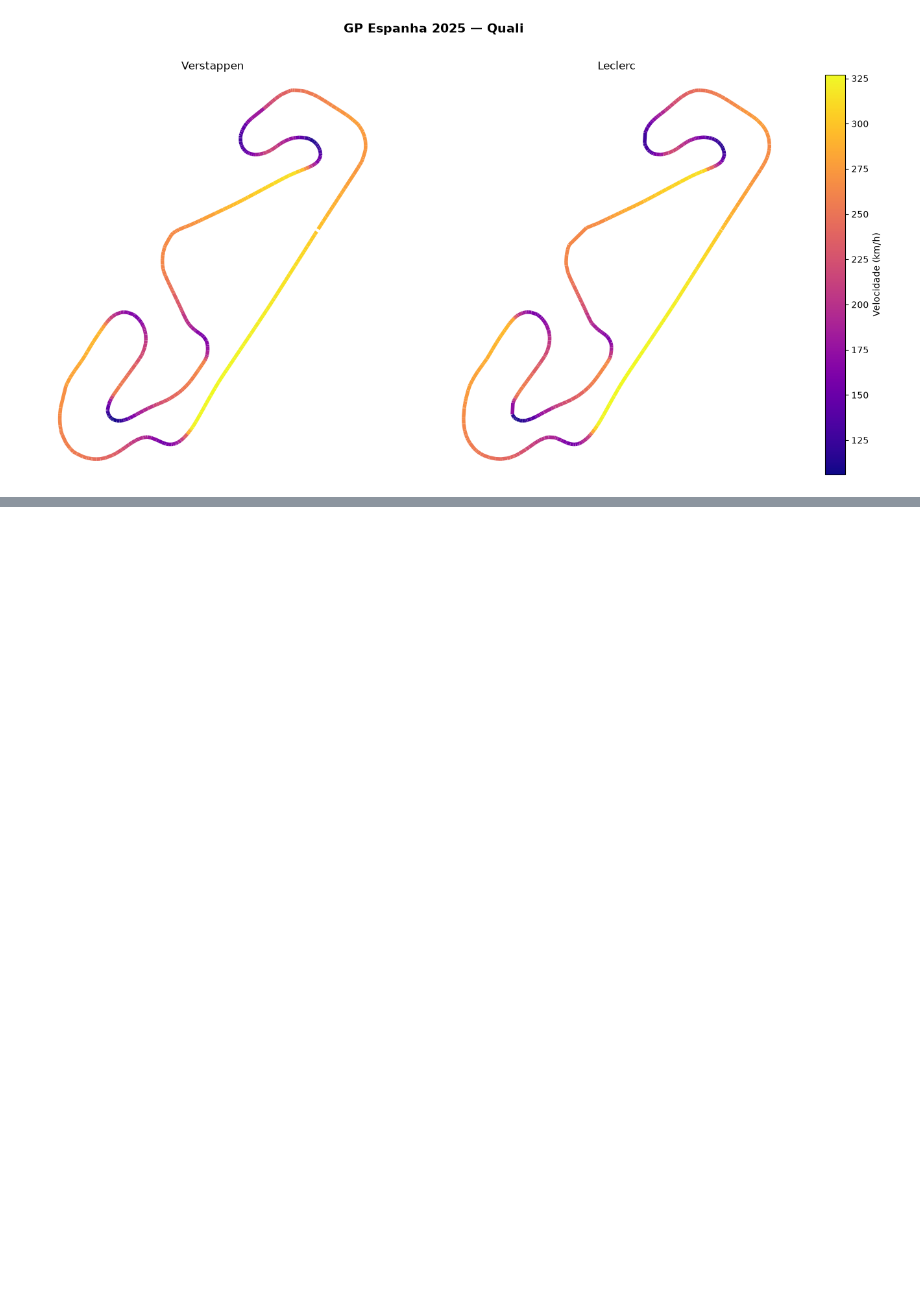
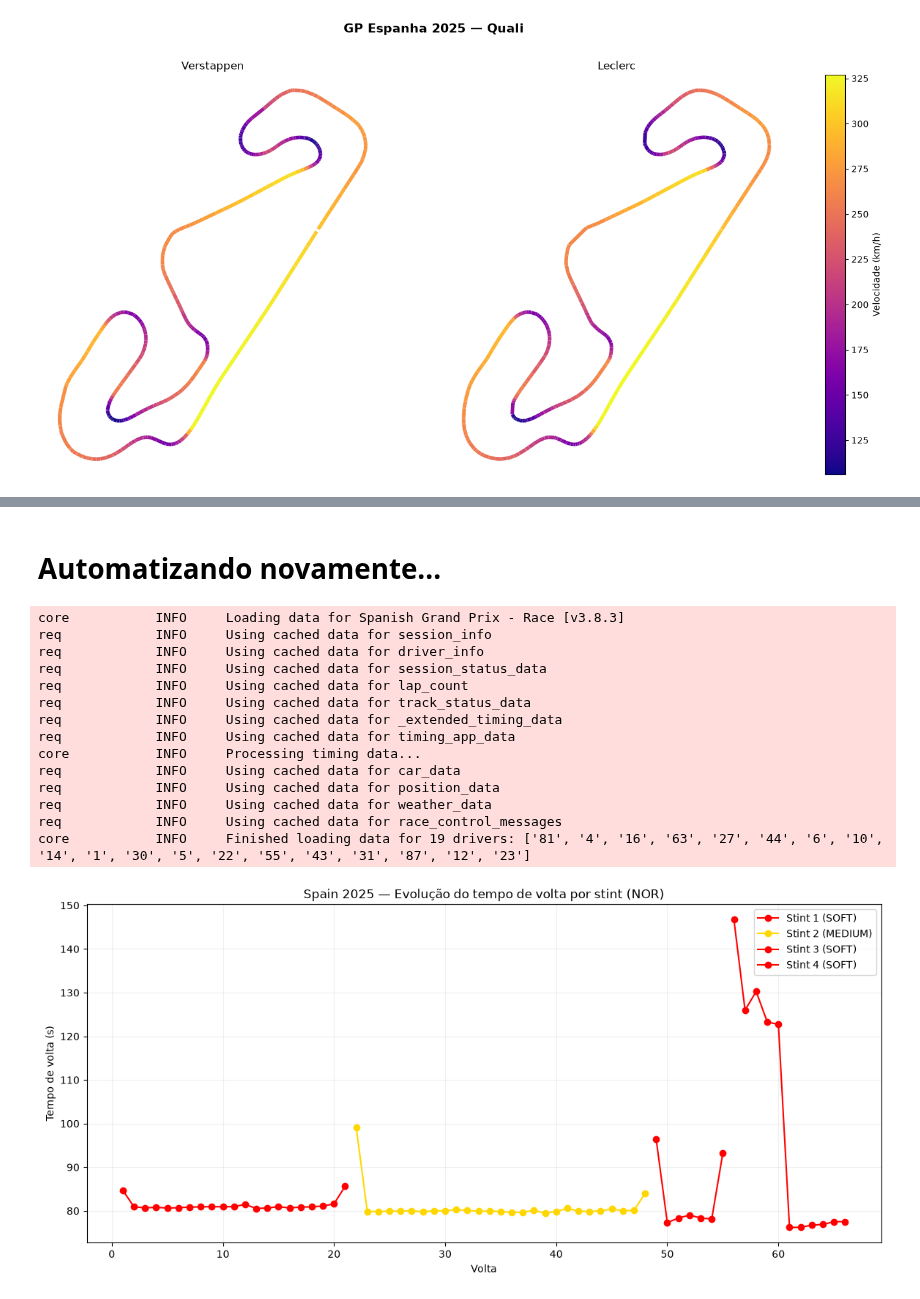
Before and after one commit to Mazzoni-mat-ap/telemetria-f1, a Jupyter notebook: MODULO1.ipynb, the cells around one changed output, grey strips where cells are left out. Saved outputs shown, nothing was run; the diff lists cells and outputs as text; code cells hidden in the pictures; blank space fills up the shorter version.

```diff
--- a/MODULO1.ipynb
+++ b/MODULO1.ipynb
@@ -318,0 +373,52 @@ comparar_mapas_velocidade(tel_ver, tel_lec, 'Verstappen', 'Leclerc',
+# %% [markdown]
+# Automatizando novamente...
+# %%
+def analisar_stints(ano, gp, piloto):
+    """
+    Plota a evolução do tempo de volta por stint numa corrida,
+    colorido por composto de pneu usado.
+    """
+    session = fastf1.get_session(ano, gp, 'R')
+    session.load()
+
+    voltas = session.laps.pick_driver(piloto)
+
+    cores_composto = {'SOFT': 'red', 'MEDIUM': 'gold', 'HARD': 'gray',
+                       'INTERMEDIATE': 'green', 'WET': 'blue'}
+
+    plt.figure(figsize=(14, 6))
+
+    for stint_num in voltas['Stint'].unique():
+        stint_data = voltas[voltas['Stint'] == stint_num]
+        composto = stint_data['Compound'].iloc[0]
+        cor = cores_composto.get(composto, 'black')
+
+        plt.plot(stint_data['LapNumber'], stint_data['LapTime'].dt.total_seconds(),
+                  marker='o', color=cor, label=f'Stint {int(stint_num)} ({composto})')
+
+    plt.xlabel('Volta')
+    plt.ylabel('Tempo de volta (s)')
+    plt.title(f'{gp} {ano} — Evolução do tempo de volta por stint ({piloto})')
+    plt.legend()
+    plt.grid(alpha=0.2)
+    plt.show()
+
+    return voltas
+# %%
+voltas_nor = analisar_stints(2025, 'Spain', 'NOR')
+# %% [output]
+core           INFO     Loading data for Spanish Grand Prix - Race [v3.8.3]
+req            INFO     Using cached data for session_info
+req            INFO     Using cached data for driver_info
+req            INFO     Using cached data for session_status_data
+req            INFO     Using cached data for lap_count
+req            INFO     Using cached data for track_status_data
+req            INFO     Using cached data for _extended_timing_data
+req            INFO     Using cached data for timing_app_data
+core           INFO     Processing timing data...
+req            INFO     Using cached data for car_data
+req            INFO     Using cached data for position_data
+req            INFO     Using cached data for weather_data
+req            INFO     Using cached data for race_control_messages
+core           INFO     Finished loading data for 19 drivers: ['81', '4', '16', '63', '27', '44', '6', '10', '14', '1', '30', '5', '22', '55', '43', '31', '87', '12', '23']
+[figure, added]
```
Also changed, not shown: parts of 3 cells of this notebook.
